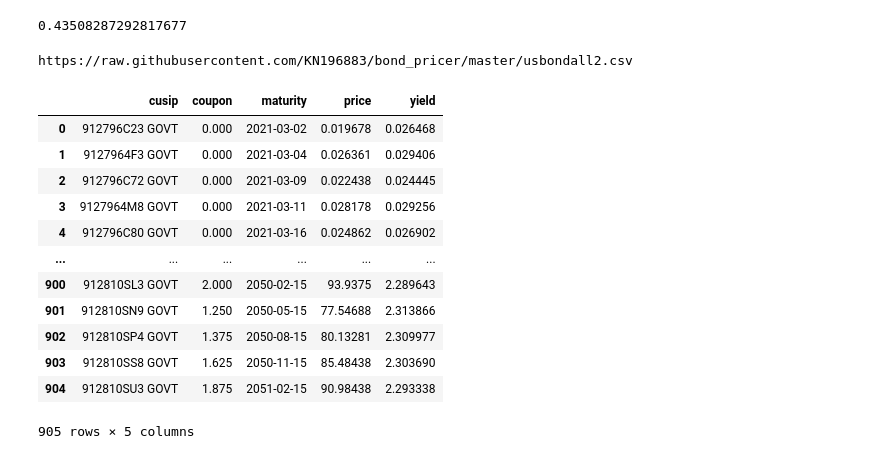
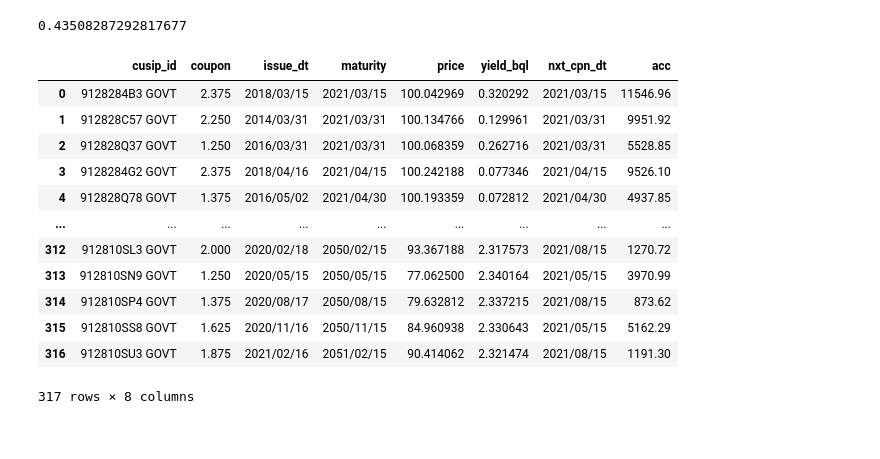
Before and after one commit to KN196883/bond_pricer, a Jupyter notebook: FIXED_BOND_PRICER.ipynb, the cells around one changed output. Saved outputs shown, nothing was run; the diff lists cells and outputs as text; code cells hidden in the pictures.

```diff
--- a/FIXED_BOND_PRICER.ipynb
+++ b/FIXED_BOND_PRICER.ipynb
@@ -376,44 +376,23 @@ Reoffer dirty price is: 97.397%
 test_bond.accrued_interest
 # %% [output]
 0.43508287292817677
-# %%
-#Githubのcsvをurlから読み込み
-import urllib.request
-from io import StringIO
-
-url = 'https://raw.githubusercontent.com/KN196883/bond_pricer/master/usbondall2.csv'
-
-#csvを読み込む関数
-def read_csv(url):
-    print(url)
-    res = urllib.request.urlopen(url)
-    res = res.read().decode("utf-8")
-    df = pd.read_csv(StringIO( res) )
-    return df
-
-#実行
-df=read_csv(url)
-df=df.drop(['発行体名','Unnamed: 16'],axis=1)
-# %% [output]
-https://raw.githubusercontent.com/KN196883/bond_pricer/master/usbondall2.csv
 # %%
-priceDF=pd.read_csv('https://raw.githubusercontent.com/KN196883/bond_pricer/master/data0304',sep='\t',
-                    names=('cusip','coupon','maturity','price','yield'))
-priceDF
+df=pd.read_csv('https://raw.githubusercontent.com/KN196883/bond_pricer/master/Data0308_2',sep='\t')
+df
 # %% [output]
-|  | cusip | coupon | maturity | price | yield |
-| 0 | 912796C23 GOVT | 0.000 | 2021-03-02 | 0.019678 | 0.026468 |
-| 1 | 9127964F3 GOVT | 0.000 | 2021-03-04 | 0.026361 | 0.029406 |
-| 2 | 912796C72 GOVT | 0.000 | 2021-03-09 | 0.022438 | 0.024445 |
-| 3 | 9127964M8 GOVT | 0.000 | 2021-03-11 | 0.028178 | 0.029256 |
-| 4 | 912796C80 GOVT | 0.000 | 2021-03-16 | 0.024862 | 0.026902 |
-| ... | ... | ... | ... | ... | ... |
-| 900 | 912810SL3 GOVT | 2.000 | 2050-02-15 | 93.9375 | 2.289643 |
-| 901 | 912810SN9 GOVT | 1.250 | 2050-05-15 | 77.54688 | 2.313866 |
-| 902 | 912810SP4 GOVT | 1.375 | 2050-08-15 | 80.13281 | 2.309977 |
-| 903 | 912810SS8 GOVT | 1.625 | 2050-11-15 | 85.48438 | 2.303690 |
-| 904 | 912810SU3 GOVT | 1.875 | 2051-02-15 | 90.98438 | 2.293338 |
+|  | cusip_id | coupon | issue_dt | maturity | price | yield_bql | nxt_cpn_dt | acc |
+| 0 | 9128284B3 GOVT | 2.375 | 2018/03/15 | 2021/03/15 | 100.042969 | 0.320292 | 2021/03/15 | 11546.96 |
+| 1 | 912828C57 GOVT | 2.250 | 2014/03/31 | 2021/03/31 | 100.134766 | 0.129961 | 2021/03/31 | 9951.92 |
+| 2 | 912828Q37 GOVT | 1.250 | 2016/03/31 | 2021/03/31 | 100.068359 | 0.262716 | 2021/03/31 | 5528.85 |
+| 3 | 9128284G2 GOVT | 2.375 | 2018/04/16 | 2021/04/15 | 100.242188 | 0.077346 | 2021/04/15 | 9526.10 |
+| 4 | 912828Q78 GOVT | 1.375 | 2016/05/02 | 2021/04/30 | 100.193359 | 0.072812 | 2021/04/30 | 4937.85 |
+| ... | ... | ... | ... | ... | ... | ... | ... | ... |
+| 312 | 912810SL3 GOVT | 2.000 | 2020/02/18 | 2050/02/15 | 93.367188 | 2.317573 | 2021/08/15 | 1270.72 |
+| 313 | 912810SN9 GOVT | 1.250 | 2020/05/15 | 2050/05/15 | 77.062500 | 2.340164 | 2021/05/15 | 3970.99 |
+| 314 | 912810SP4 GOVT | 1.375 | 2020/08/17 | 2050/08/15 | 79.632812 | 2.337215 | 2021/08/15 | 873.62 |
+| 315 | 912810SS8 GOVT | 1.625 | 2020/11/16 | 2050/11/15 | 84.960938 | 2.330643 | 2021/05/15 | 5162.29 |
+| 316 | 912810SU3 GOVT | 1.875 | 2021/02/16 | 2051/02/15 | 90.414062 | 2.321474 | 2021/08/15 | 1191.30 |
-905 rows × 5 columns
+317 rows × 8 columns
 # %%
 #日付の型変換
 
```
Also changed, not shown: parts of 5 cells of this notebook.
